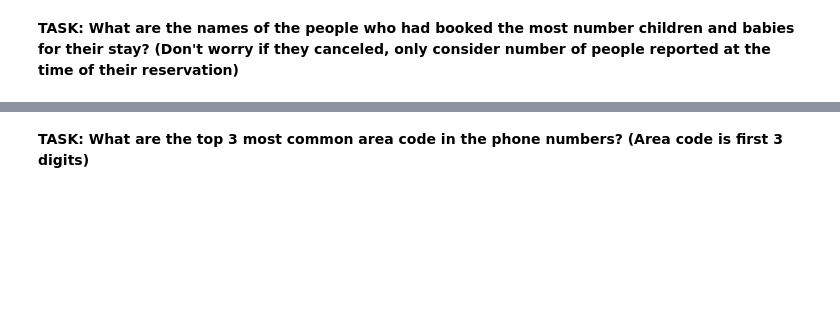
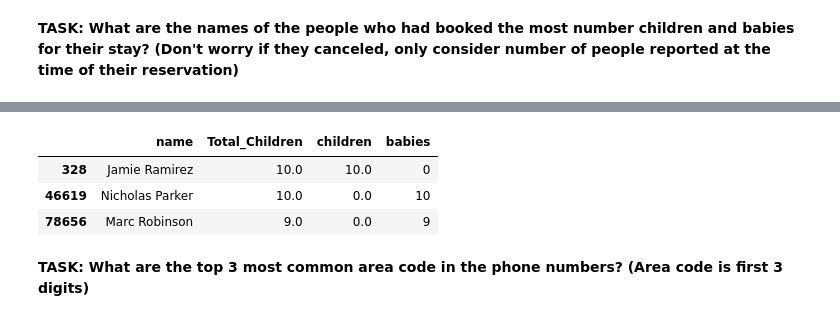
Before and after one commit to Zaxxus87/Pandas_Prac, a Jupyter notebook: 11-Pandas-Project-Exercise .ipynb, the cells around one changed output, grey strips where cells are left out. Saved outputs shown, nothing was run; the diff lists cells and outputs as text; code cells hidden in the pictures; blank space fills up the shorter version.

```diff
--- a/11-Pandas-Project-Exercise .ipynb
+++ b/11-Pandas-Project-Exercise .ipynb
@@ -179,2 +131,9 @@ Name: 48515, dtype: object
+# %%
+# CODE HERE
+def total_cost(weekday,weeknight,adr):
+    return (weekday+weeknight)*adr
+hotels['t_cost'] = np.vectorize(total_cost)(hotels['stays_in_week_nights'],
+       hotels['stays_in_weekend_nights'],hotels['adr'])
+np.round(hotels['t_cost'].mean(),2)
 # %% [markdown]
 **TASK: What are the names and emails of people who made exactly 5 "Special Requests"?**
@@ -231,2 +178,10 @@ Name: name, dtype: int64
+# %%
+hotels['Total_Children'] = hotels['children']+hotels['babies']
+hotels[['name','Total_Children','children','babies']].sort_values('Total_Children',ascending=False).head(3)
+# %% [output]
+|  | name | Total_Children | children | babies |
+| 328 | Jamie Ramirez | 10.0 | 10.0 | 0 |
+| 46619 | Nicholas Parker | 10.0 | 0.0 | 10 |
+| 78656 | Marc Robinson | 9.0 | 0.0 | 9 |
 # %% [markdown]
 **TASK: What are the top 3 most common area code in the phone numbers? (Area code is first 3 digits)**
```
Also changed, not shown: parts of 38 cells of this notebook.
